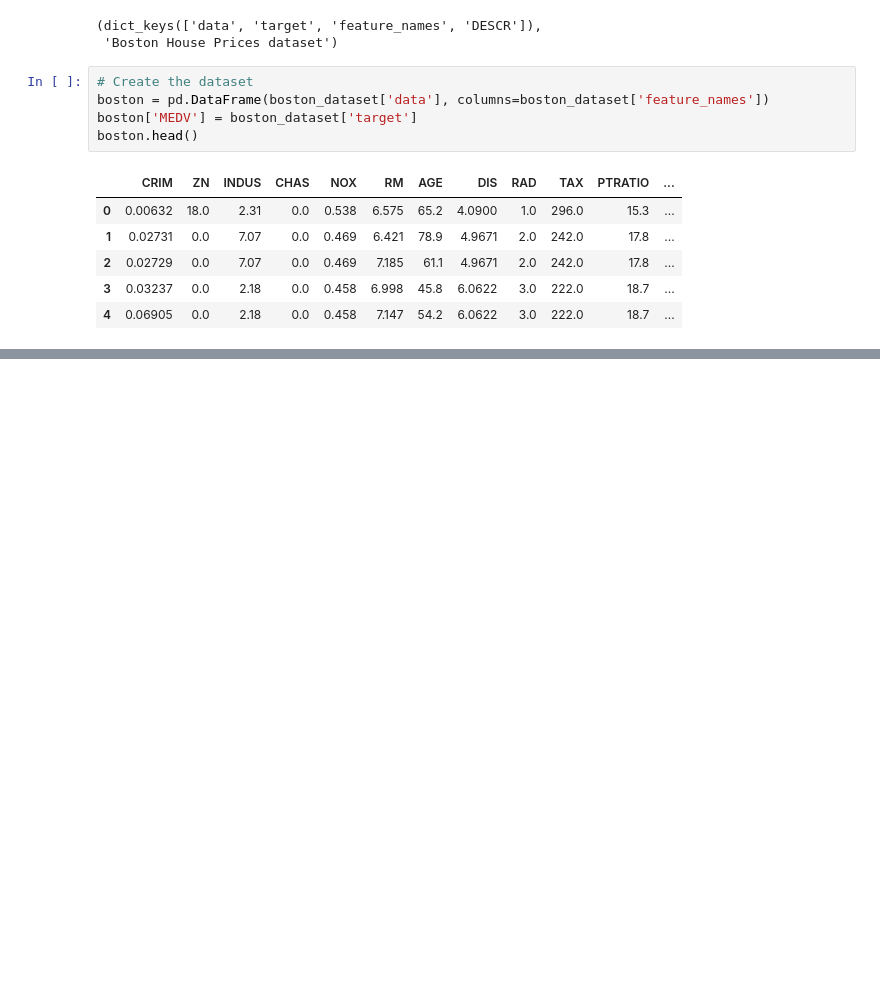
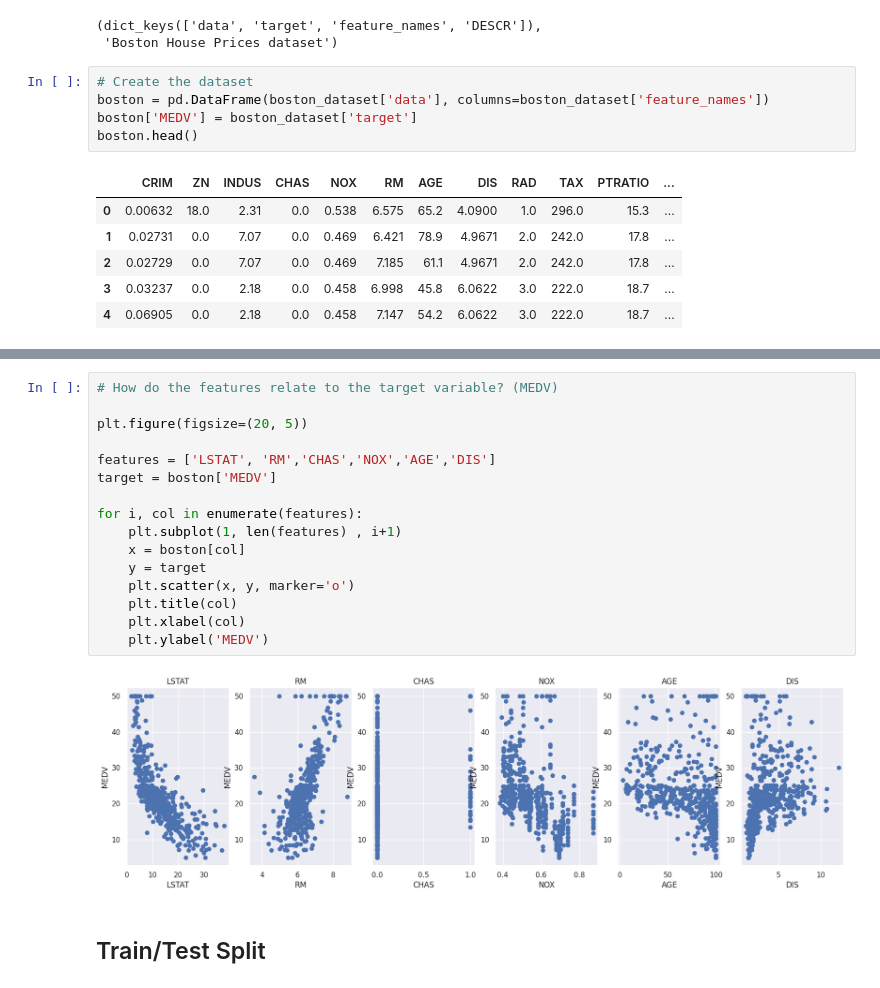
Before and after one commit to shrutig10/ml-algorithms-from-scratch, a Jupyter notebook: linear_regression/linear_regression.ipynb, the cells around one changed output, grey strips where cells are left out. Drawn from its saved outputs; the diff is of its cells as text; blank space fills up the shorter version.

```diff
--- a/linear_regression/linear_regression.ipynb
+++ b/linear_regression/linear_regression.ipynb
@@ -54,0 +98,20 @@ boston.head()
+# %%
+# How do the features relate to the target variable? (MEDV)
+
+plt.figure(figsize=(20, 5))
+
+features = ['LSTAT', 'RM','CHAS','NOX','AGE','DIS']
+target = boston['MEDV']
+
+for i, col in enumerate(features):
+    plt.subplot(1, len(features) , i+1)
+    x = boston[col]
+    y = target
+    plt.scatter(x, y, marker='o')
+    plt.title(col)
+    plt.xlabel(col)
+    plt.ylabel('MEDV')
+# %% [output]
+[figure, added]
+# %% [markdown]
+## Train/Test Split
```
Also changed, not shown: parts of 6 cells of this notebook.
